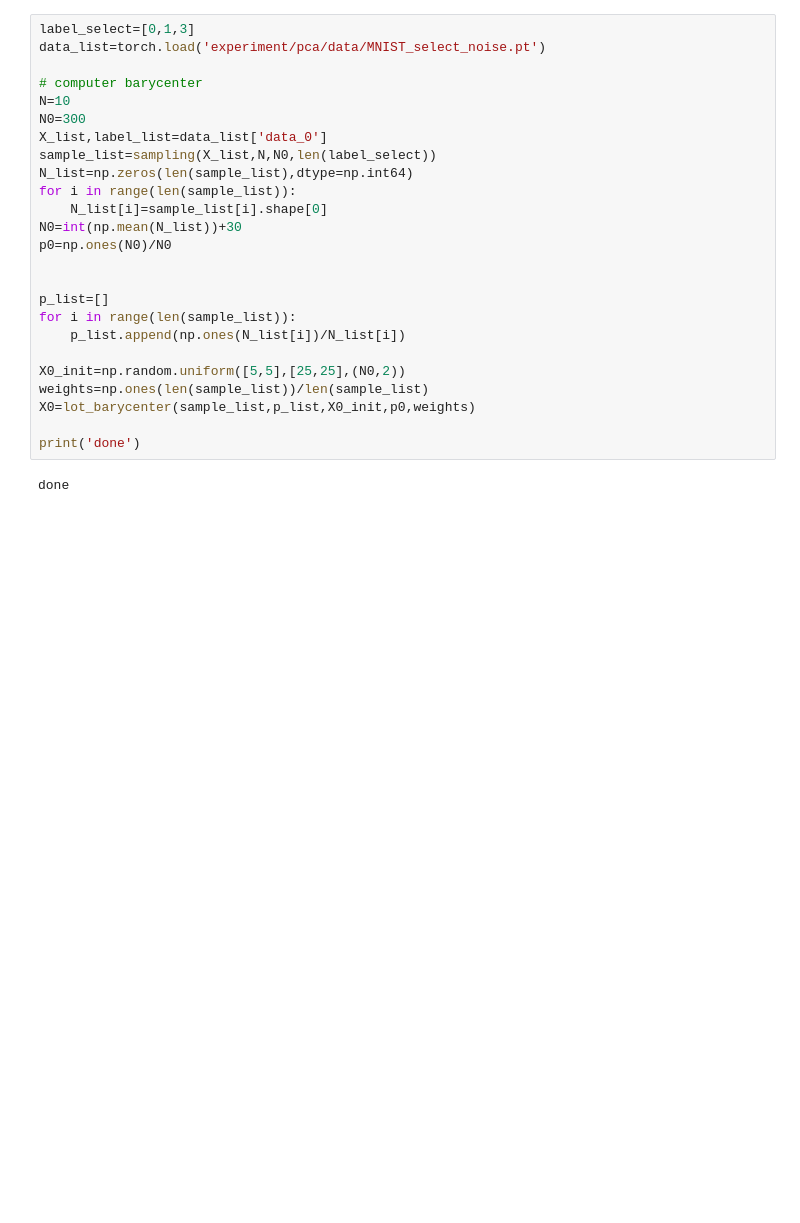
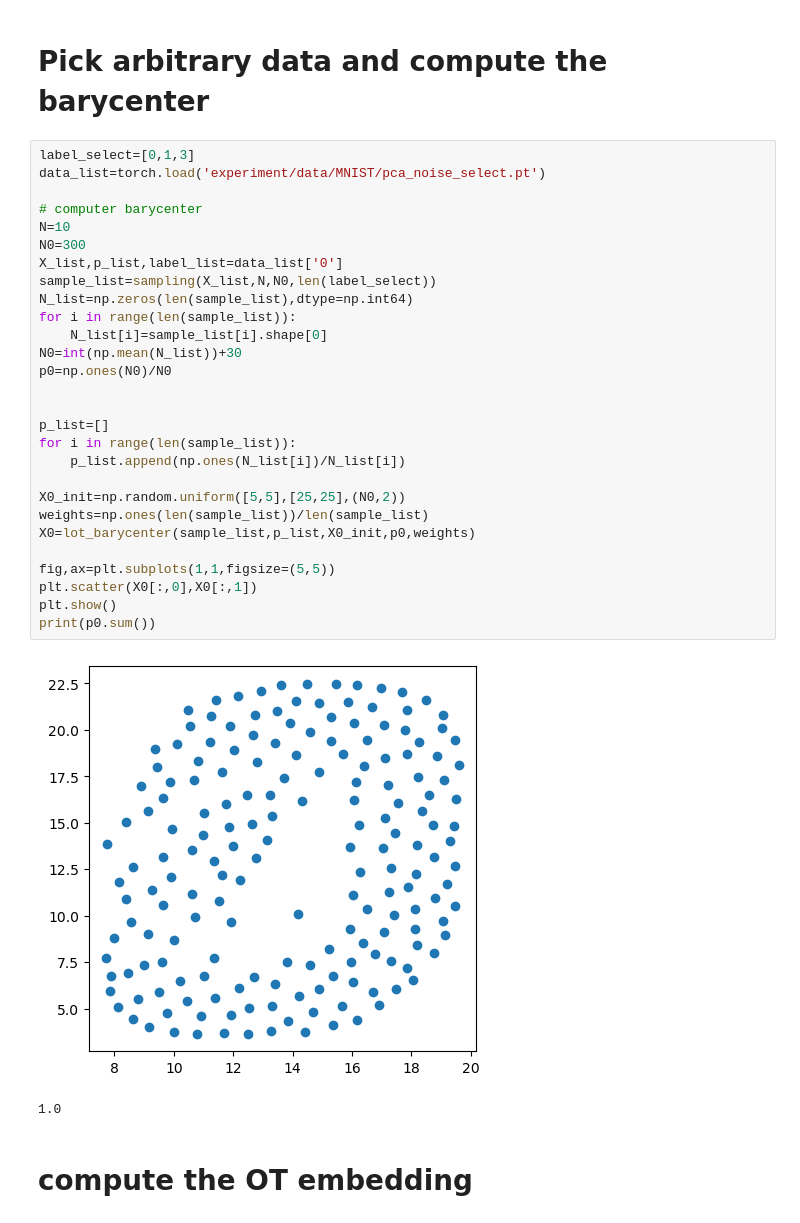
Before and after one commit to yikun-baio/LinearOPT, a Jupyter notebook: pca.ipynb, the cells around one changed output. Cells and saved outputs as stored; diff of their text form; blank space fills up the shorter version.

```diff
--- a/pca.ipynb
+++ b/pca.ipynb
@@ -85,30 +94,38 @@ torch.save(MNIST_select_noise,'experiment/pca/data/MNIST_select_noise.pt')
 label_list1=label_list[index_list]
+# %% [markdown]
+# Pick arbitrary data and compute the barycenter
 # %%
 label_select=[0,1,3]
-data_list=torch.load('experiment/pca/data/MNIST_select_noise.pt')
+data_list=torch.load('experiment/data/MNIST/pca_noise_select.pt')
 
 # computer barycenter
 N=10
 N0=300
-X_list,label_list=data_list['data_0']
+X_list,p_list,label_list=data_list['0']
 sample_list=sampling(X_list,N,N0,len(label_select))
 N_list=np.zeros(len(sample_list),dtype=np.int64)
 for i in range(len(sample_list)):
     N_list[i]=sample_list[i].shape[0]
 N0=int(np.mean(N_list))+30
 p0=np.ones(N0)/N0
 
 
 p_list=[]
 for i in range(len(sample_list)):
     p_list.append(np.ones(N_list[i])/N_list[i])
 
 X0_init=np.random.uniform([5,5],[25,25],(N0,2))
 weights=np.ones(len(sample_list))/len(sample_list)
 X0=lot_barycenter(sample_list,p_list,X0_init,p0,weights)
 
-print('done')
+fig,ax=plt.subplots(1,1,figsize=(5,5))
+plt.scatter(X0[:,0],X0[:,1])
+plt.show()
+print(p0.sum())
 # %% [output]
+[figure, added]
-done
+1.0
+# %% [markdown]
+# compute the OT embedding
 # %%
 # get lot embedding:
```
Also changed, not shown: parts of 14 cells of this notebook, 4 other files.
